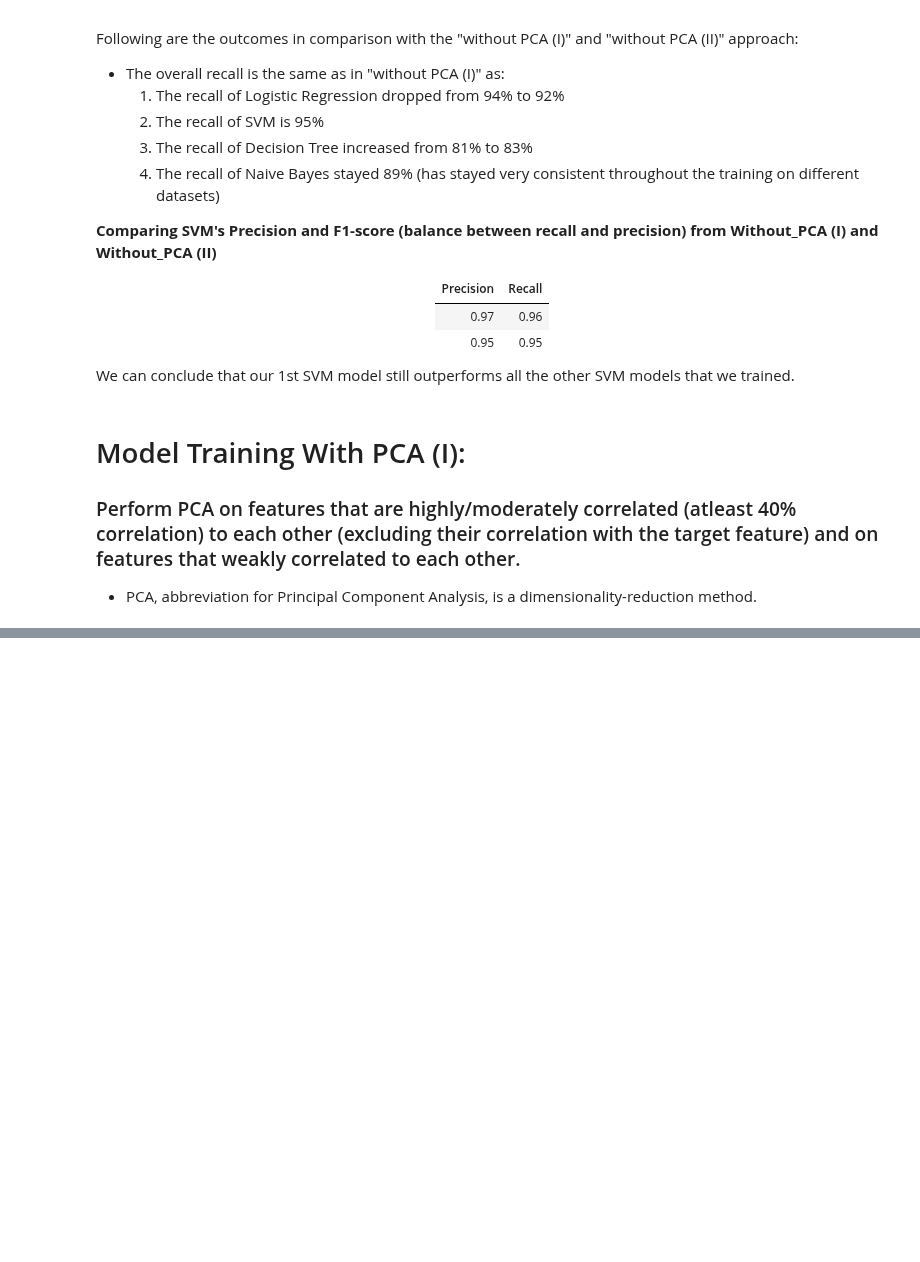
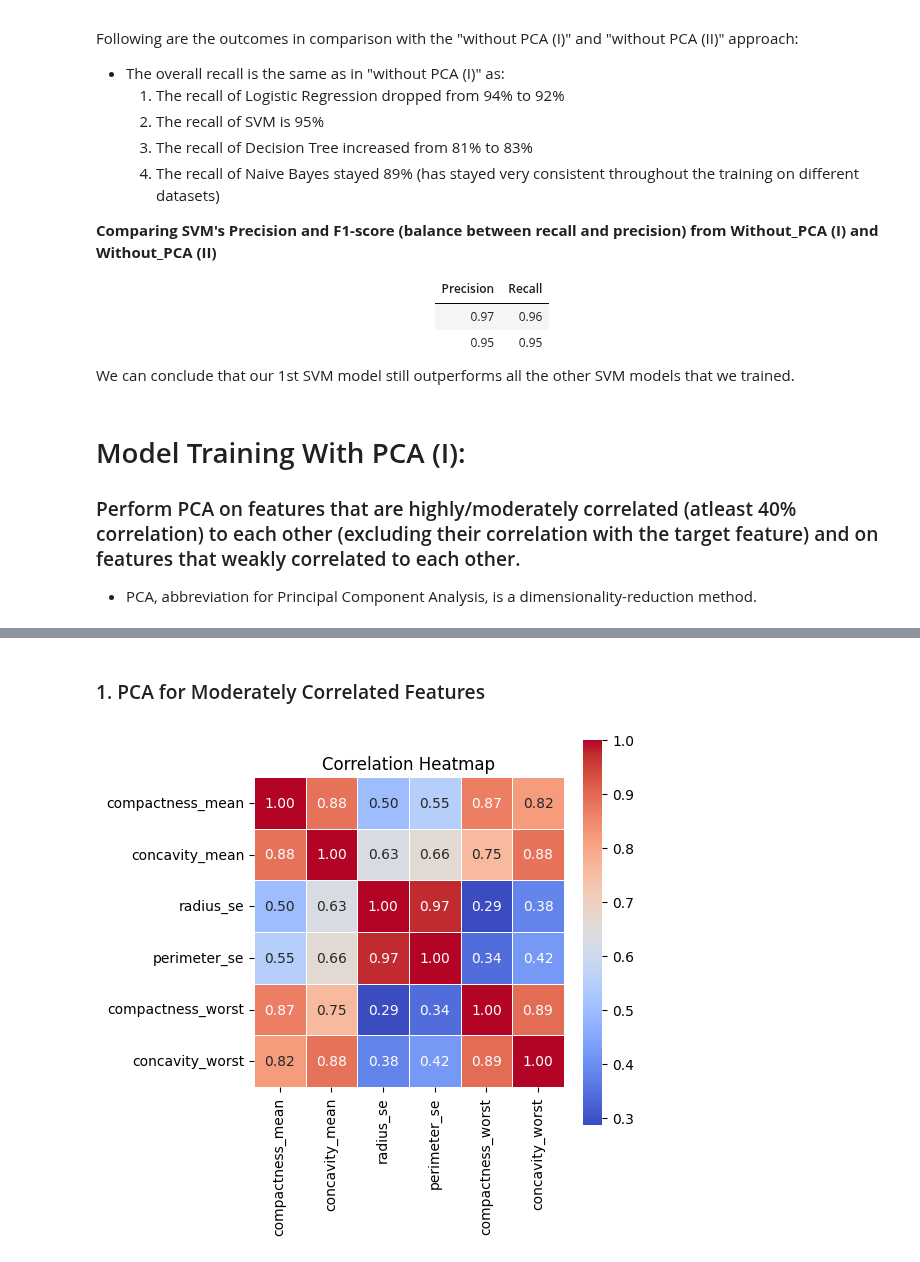
Before and after one commit to tselane2110/Breast-Cancer-Detection, a Jupyter notebook: BreastCancerPrediction.ipynb, the cells around one changed output, grey strips where cells are left out. Drawn from its saved outputs; the diff is of its cells as text; code cells hidden in the pictures; blank space fills up the shorter version.

```diff
--- a/BreastCancerPrediction.ipynb
+++ b/BreastCancerPrediction.ipynb
@@ -923,0 +972,17 @@ PCA4
+# %% [markdown]
+### 1. PCA for Moderately Correlated Features
+# %%
+# heatmap for highly correlated features
+cols_midcorr = ['compactness_mean', 'concavity_mean', 'radius_se', 'perimeter_se', 'compactness_worst', 'concavity_worst']
+df_highcorr = df[cols_midcorr]
+
+# Compute correlation matrix
+corr = df_highcorr.corr(numeric_only=True)
+
+# Create heatmap
+plt.figure(figsize=(5, 5))
+sns.heatmap(corr, annot=True, cmap='coolwarm', fmt=".2f", square=True, linewidths=0.5)
+plt.title("Correlation Heatmap")
+plt.show()
+# %% [output]
+[figure, added]
```
Also changed, not shown: parts of 9 cells of this notebook.
